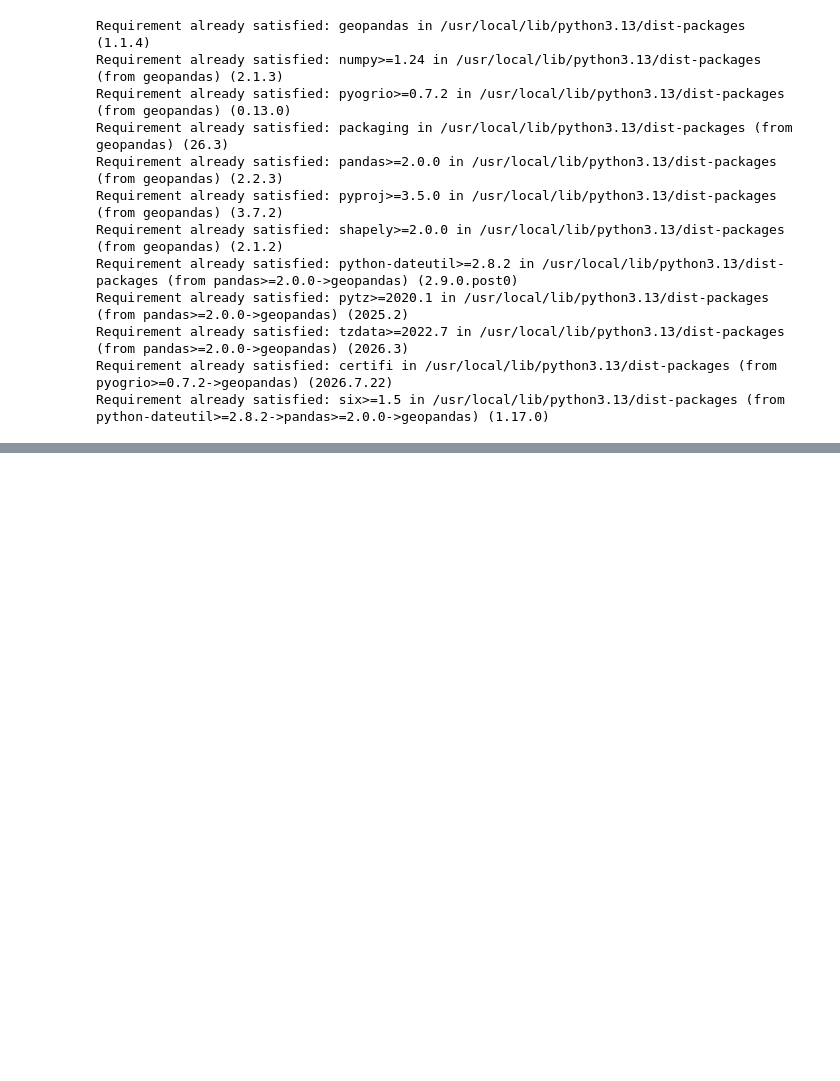
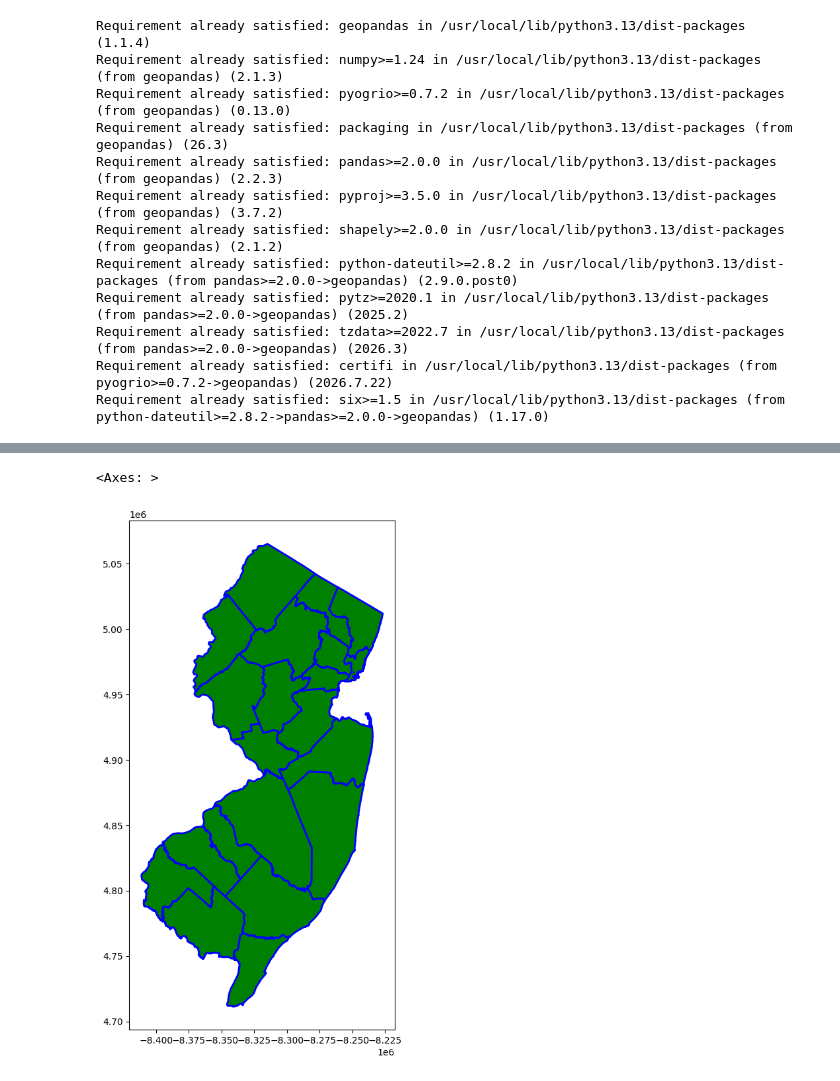
Before and after one commit to Anjanique-Knight/AjGIS, a Jupyter notebook: AffordableHousingNJCounties.ipynb, the cells around one changed output, grey strips where cells are left out. Cells and saved outputs as stored; diff of their text form; code cells hidden in the pictures; blank space fills up the shorter version.

```diff
--- a/AffordableHousingNJCounties.ipynb
+++ b/AffordableHousingNJCounties.ipynb
@@ -126,0 +138,4 @@ cb_2025_us_county_500k.plot(
+# %%
+zip_ref = zipfile.ZipFile('NJ_Counties_3857.zip', 'r'); zip_ref.extractall(); zip_ref.close()
+!ls
+NJC_3857=gpd.read_file('NJ_Counties_3857.shp')
@@ -126,0 +162,5 @@ cb_2025_us_county_500k.plot(
+# %%
+NJC_3857.plot(color='green', edgecolor='blue', linewidth=2, figsize=(8,10))
+# %% [output]
+<Axes: >
+[figure, added]
```
Also changed, not shown: parts of 21 cells of this notebook.
